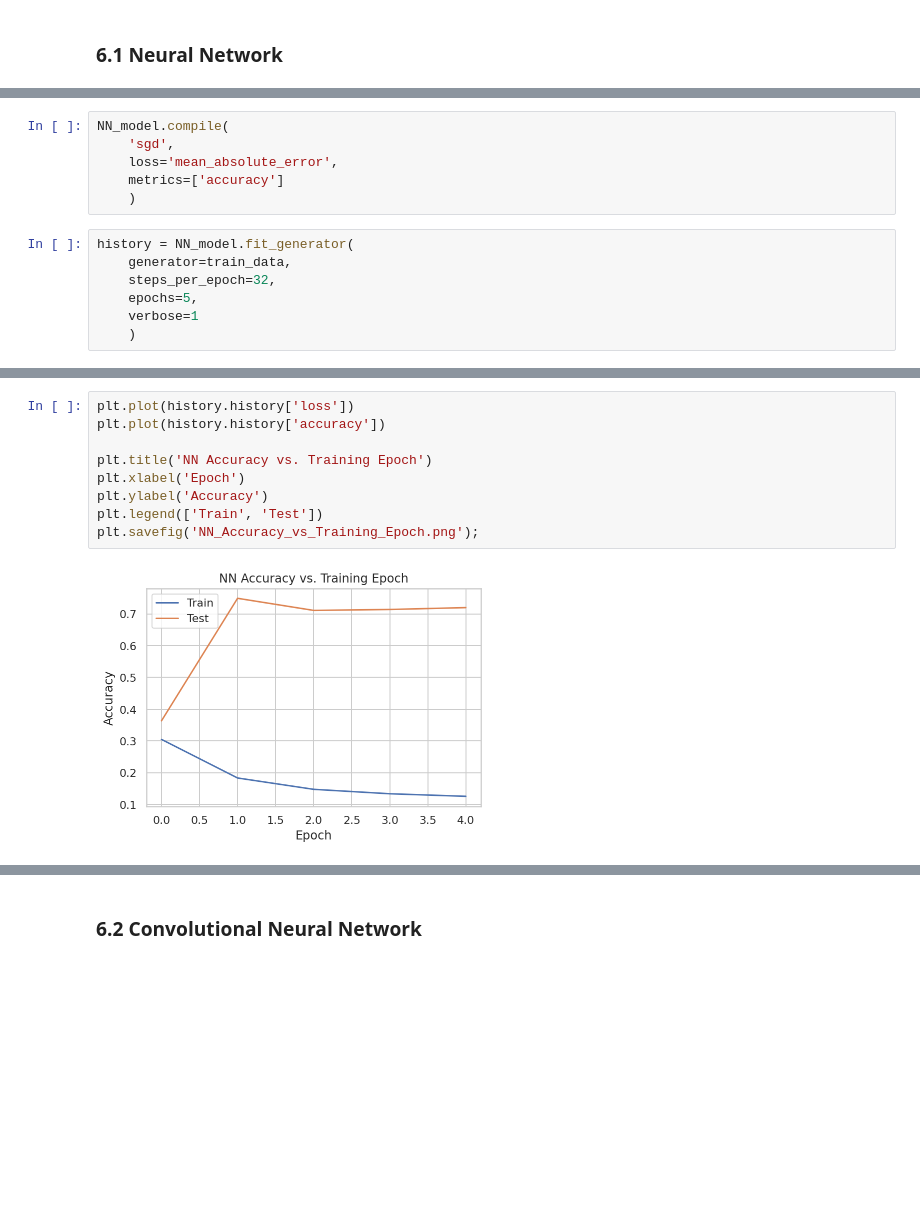
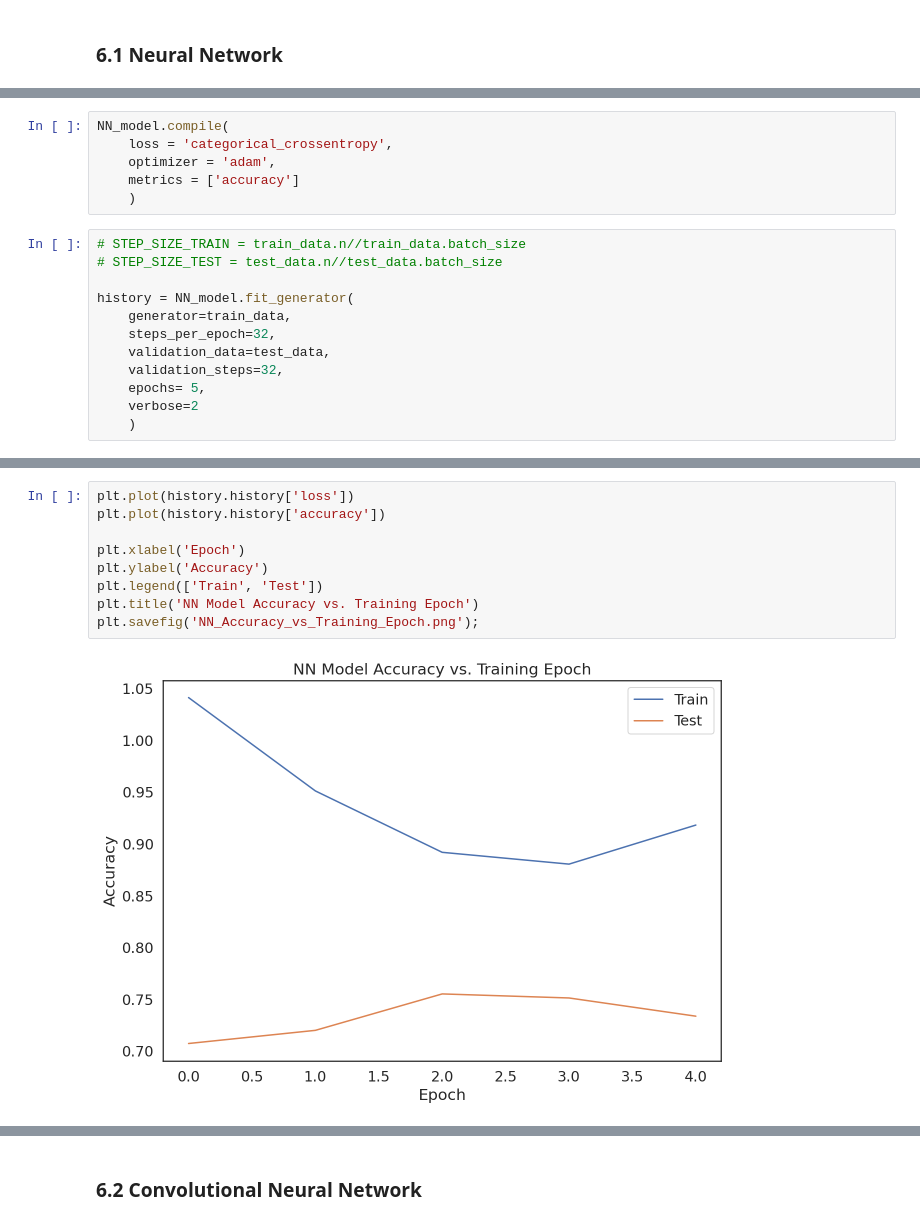
Before and after one commit to slp22/deep-learning-project, a Jupyter notebook: dl_diabetic_retinopathy_model.ipynb, the cells around one changed output, grey strips where cells are left out. Cells and saved outputs as stored; diff of their text form; blank space fills up the shorter version.

```diff
--- a/dl_diabetic_retinopathy_model.ipynb
+++ b/dl_diabetic_retinopathy_model.ipynb
@@ -613,16 +631,21 @@ Non-trainable params: 0
 _________________________________________________________________
 # %%
 NN_model.compile(
-    'sgd',
-    loss='mean_absolute_error',
-    metrics=['accuracy']
+    loss = 'categorical_crossentropy',
+    optimizer = 'adam',
+    metrics = ['accuracy']
     )
 # %%
+# STEP_SIZE_TRAIN = train_data.n//train_data.batch_size
+# STEP_SIZE_TEST = test_data.n//test_data.batch_size
+
 history = NN_model.fit_generator(
     generator=train_data,
     steps_per_epoch=32,
-    epochs=5,
-    verbose=1
+    validation_data=test_data,
+    validation_steps=32,
+    epochs= 5,
+    verbose=2
     )
 # %% [output]
 Epoch 1/5
@@ -638,11 +661,11 @@ Epoch 5/5
 # %%
 plt.plot(history.history['loss'])
 plt.plot(history.history['accuracy'])
 
-plt.title('NN Accuracy vs. Training Epoch')
 plt.xlabel('Epoch')
 plt.ylabel('Accuracy')
 plt.legend(['Train', 'Test'])
+plt.title('NN Model Accuracy vs. Training Epoch')
 plt.savefig('NN_Accuracy_vs_Training_Epoch.png');
 # %% [output]
-[figure, old version]
+[figure, new version]
```
Also changed, not shown: parts of 36 cells of this notebook.
